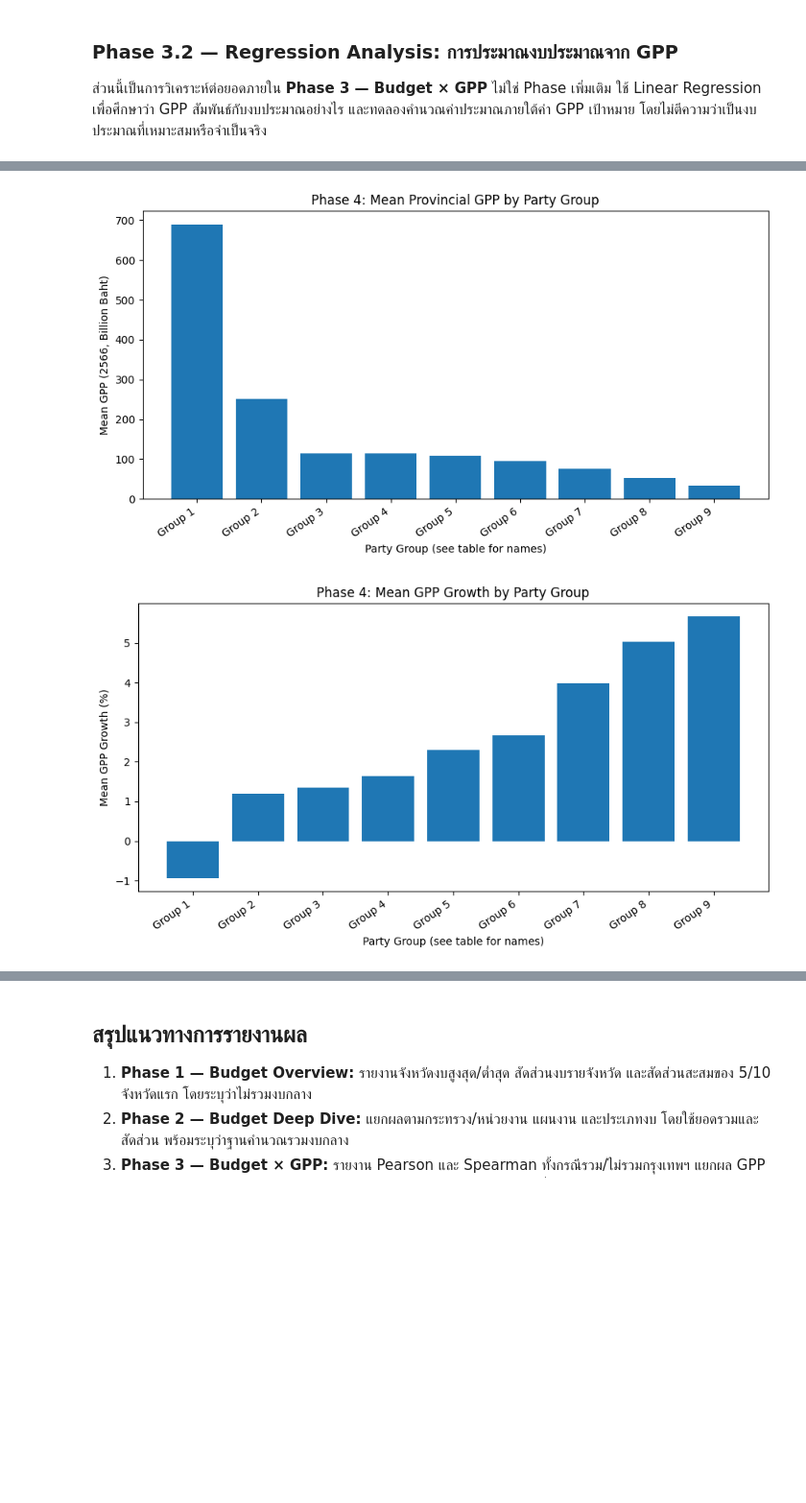
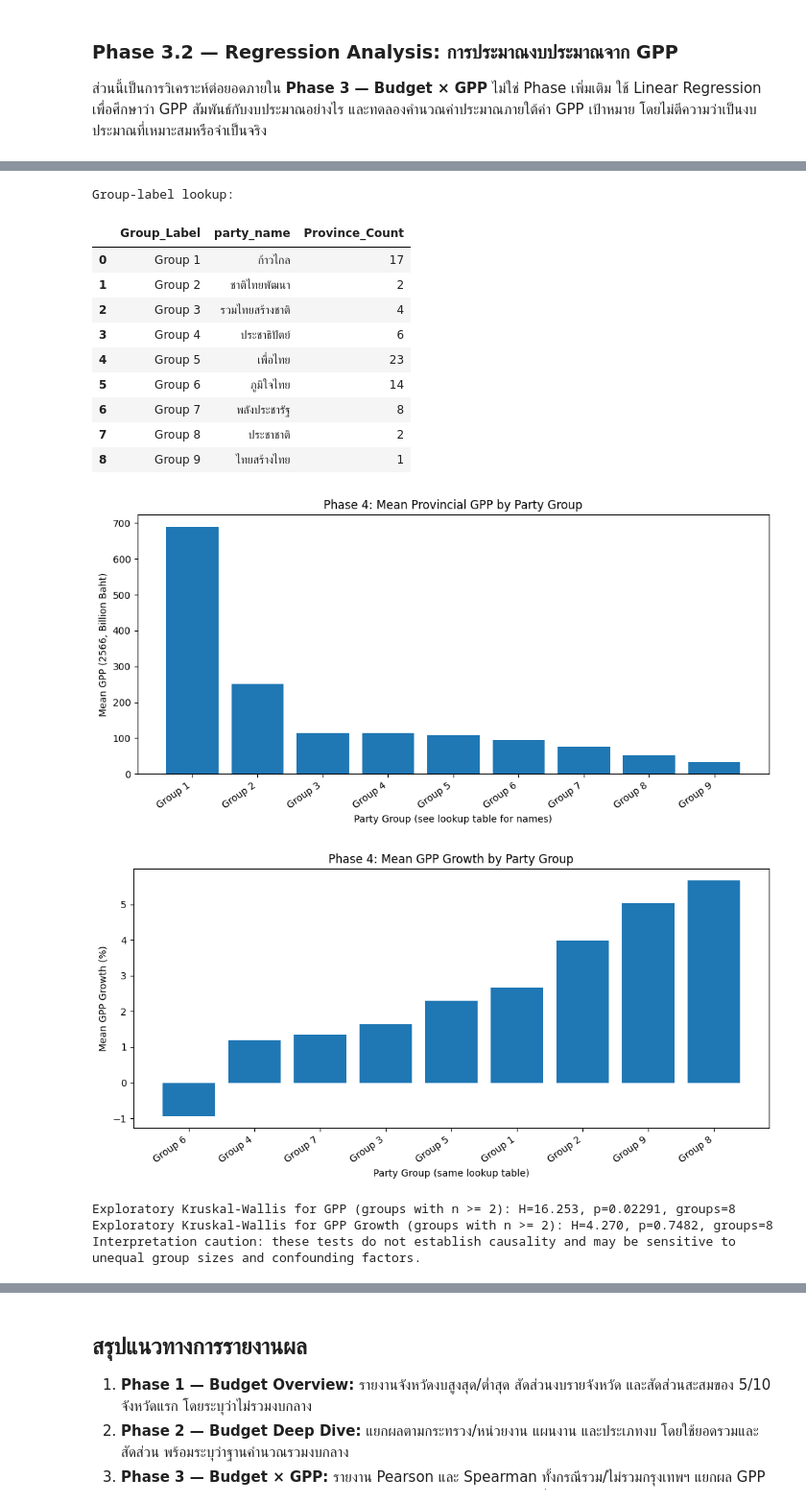
Before and after one commit to niradaa-art/project_BP_group8, a Jupyter notebook: Project_Colab_group8.ipynb, the cells around one changed output, grey strips where cells are left out. Shown at 96% size. Cells and saved outputs as stored; diff of their text form; code cells hidden in the pictures; blank space fills up the shorter version.

```diff
--- a/Project_Colab_group8.ipynb
+++ b/Project_Colab_group8.ipynb
@@ -1262,7 +1303,13 @@ gpp_a['TIME_PERIOD'] = pd.to_numeric(gpp_a['TIME_PERIOD'],errors='coerce')
 gpp_total_a = gpp_a[(gpp_a['NI'].astype(str).str.strip()=='ผลิตภัณฑ์มวลรวมจังหวัด (GPP)') & (gpp_a['CWT'].astype(str).str.strip()!='รวม')].copy()
 gpp_total_a['province'] = gpp_total_a['CWT'].map(normalize_province)
 latest_year = int(gpp_total_a['TIME_PERIOD'].max()); previous_year = latest_year-1
-pivot_gpp = gpp_total_a.pivot_table(index='province',columns='TIME_PERIOD',values='Value',aggfunc='first')
+# Do not silently choose the first row if a province-year has multiple GPP records.
+duplicate_gpp_keys = gpp_total_a.duplicated(['province','TIME_PERIOD'], keep=False)
+if duplicate_gpp_keys.any():
+    print('Duplicate province-year GPP rows found. Inspect UNIT, UNIT_MUL, NA_STAT and indicator metadata before proceeding:')
+    display(gpp_total_a.loc[duplicate_gpp_keys, ['province','TIME_PERIOD','NI','UNIT','UNIT_MUL','Value']].sort_values(['province','TIME_PERIOD']))
+    raise ValueError('GPP has multiple records per province-year; filter to one consistent unit/series before pivoting.')
+pivot_gpp = gpp_total_a.pivot(index='province',columns='TIME_PERIOD',values='Value')
 latest_col = pivot_gpp[latest_year].rename('GPP_Million_Baht')
 prev_col = pivot_gpp[previous_year].rename('GPP_Previous_Million_Baht') if previous_year in pivot_gpp.columns else pd.Series(dtype=float,name='GPP_Previous_Million_Baht')
 analysis_df = province_budget.merge(latest_col,on='province',how='inner',validate='one_to_one')
@@ -1270,12 +1317,13 @@ analysis_df = analysis_df.merge(prev_col,on='province',how='left',validate='one_
 analysis_df['GPP_Growth_pct'] = (analysis_df['GPP_Million_Baht']/analysis_df['GPP_Previous_Million_Baht']-1)*100
 analysis_df['Budget_per_GPP_pct'] = analysis_df['Budget_Baht']/(analysis_df['GPP_Million_Baht']*1e6)*100
 print('GPP year:',latest_year,'| matched provinces:',len(analysis_df))
-print('Pearson Budget-GPP:',round(analysis_df[['Budget_Baht','GPP_Million_Baht']].corr().iloc[0,1],3))
+print('Pearson Budget-GPP:',round(analysis_df[['Budget_Baht','GPP_Million_Baht']].corr(method='pearson').iloc[0,1],3))
 print('Spearman Budget-GPP:',round(analysis_df[['Budget_Baht','GPP_Million_Baht']].corr(method='spearman').iloc[0,1],3))
 no_bkk = analysis_df[analysis_df['province']!='กรุงเทพมหานคร']
 print('Pearson excluding Bangkok:',round(no_bkk[['Budget_Baht','GPP_Million_Baht']].corr().iloc[0,1],3))
-print('Pearson Budget-GPP growth:',round(analysis_df[['Budget_Baht','GPP_Growth_pct']].corr().iloc[0,1],3))
+print('Pearson Budget-GPP growth:',round(analysis_df[['Budget_Baht','GPP_Growth_pct']].corr(method='pearson').iloc[0,1],3))
 print('Spearman Budget-GPP growth:',round(analysis_df[['Budget_Baht','GPP_Growth_pct']].corr(method='spearman').iloc[0,1],3))
+print('Spearman Budget-GPP excluding Bangkok:',round(no_bkk[['Budget_Baht','GPP_Million_Baht']].corr(method='spearman').iloc[0,1],3))
 print('Top GPP provinces:'); display(analysis_df.nlargest(10,'GPP_Million_Baht')[['province','Budget_Baht','GPP_Million_Baht','GPP_Growth_pct','Budget_per_GPP_pct']].style.format({'Budget_Baht':'{:,.0f}','GPP_Million_Baht':'{:,.2f}','GPP_Growth_pct':'{:.2f}%','Budget_per_GPP_pct':'{:.2f}%'}))
 print('Highest budget-to-GPP ratios (descriptive only):'); display(analysis_df.nlargest(10,'Budget_per_GPP_pct')[['province','Budget_per_GPP_pct']].style.format({'Budget_per_GPP_pct':'{:.2f}%'}))
 print('Lowest budget-to-GPP ratios (descriptive only):'); display(analysis_df.nsmallest(10,'Budget_per_GPP_pct')[['province','Budget_per_GPP_pct']].style.format({'Budget_per_GPP_pct':'{:.2f}%'}))
@@ -2006,15 +2068,49 @@ Linear Regression สามารถอธิบายความแปรป
 # %%
+from scipy.stats import kruskal
+
 party_a = party_analysis_raw.copy()
 party_a['province'] = party_a['changwad_area_name'].map(normalize_province)
 party_a['party_name'] = party_a['party_name'].astype(str).str.strip()
 party_a = party_a[['province','party_name']].drop_duplicates('province')
 phase4 = analysis_df.merge(party_a,on='province',how='left',validate='one_to_one').dropna(subset=['party_name','GPP_Million_Baht','GPP_Growth_pct']).copy()
-party_summary = phase4.groupby('party_name',dropna=False).agg(Province_Count=('province','nunique'),Mean_GPP=('GPP_Million_Baht','mean'),Median_GPP=('GPP_Million_Baht','median'),Mean_GPP_Growth_pct=('GPP_Growth_pct','mean'),Median_GPP_Growth_pct=('GPP_Growth_pct','median')).sort_values('Mean_GPP',ascending=False).reset_index()
+party_summary = phase4.groupby('party_name',dropna=False).agg(
+    Province_Count=('province','nunique'),
+    Mean_GPP=('GPP_Million_Baht','mean'),
+    Median_GPP=('GPP_Million_Baht','median'),
+    Mean_GPP_Growth_pct=('GPP_Growth_pct','mean'),
+    Median_GPP_Growth_pct=('GPP_Growth_pct','median')
+).sort_values('Mean_GPP',ascending=False).reset_index()
+# One fixed mapping is reused across both charts so labels never change meaning.
+party_summary['Group_Label'] = ['Group '+str(i) for i in range(1,len(party_summary)+1)]
 display(party_summary.style.format({'Mean_GPP':'{:,.2f}','Median_GPP':'{:,.2f}','Mean_GPP_Growth_pct':'{:.2f}%','Median_GPP_Growth_pct':'{:.2f}%'}))
-plot_party = party_summary.copy(); plot_party['Group_Label'] = ['Group '+str(i) for i in range(1,len(plot_party)+1)]
-plt.figure(figsize=(9,5)); plt.bar(plot_party['Group_Label'],plot_party['Mean_GPP']/1e3)
-plt.xlabel('Party Group (see table for names)'); plt.ylabel(f'Mean GPP ({latest_year}, Billion Baht)'); plt.title('Phase 4: Mean Provincial GPP by Party Group'); plt.xticks(rotation=35,ha='right'); plt.tight_layout(); plt.show()
-plot_growth = party_summary.sort_values('Mean_GPP_Growth_pct').copy(); plot_growth['Group_Label'] = ['Group '+str(i) for i in range(1,len(plot_growth)+1)]
-plt.figure(figsize=(9,5)); plt.bar(plot_growth['Group_Label'],plot_growth['Mean_GPP_Growth_pct'])
-plt.xlabel('Party Group (see table for names)'); plt.ylabel('Mean GPP Growth (%)'); plt.title('Phase 4: Mean GPP Growth by Party Group'); plt.xticks(rotation=35,ha='right'); plt.tight_layout(); plt.show()
+print('Group-label lookup:')
+display(party_summary[['Group_Label','party_name','Province_Count']])
+
+plot_party = party_summary.sort_values('Mean_GPP',ascending=False).copy()
+plt.figure(figsize=(10,5))
+plt.bar(plot_party['Group_Label'],plot_party['Mean_GPP']/1e3)
+plt.xlabel('Party Group (see lookup table for names)'); plt.ylabel(f'Mean GPP ({latest_year}, Billion Baht)')
+plt.title('Phase 4: Mean Provincial GPP by Party Group'); plt.xticks(rotation=35,ha='right'); plt.tight_layout(); plt.show()
+
+plot_growth = party_summary.sort_values('Mean_GPP_Growth_pct').copy()
+plt.figure(figsize=(10,5))
+plt.bar(plot_growth['Group_Label'],plot_growth['Mean_GPP_Growth_pct'])
+plt.xlabel('Party Group (same lookup table)'); plt.ylabel('Mean GPP Growth (%)')
+plt.title('Phase 4: Mean GPP Growth by Party Group'); plt.xticks(rotation=35,ha='right'); plt.tight_layout(); plt.show()
+
+# Kruskal-Wallis is exploratory; groups with fewer than 2 provinces are excluded
+# to avoid treating single-province groups as robust group distributions.
+valid_groups_gpp = [g['GPP_Million_Baht'].dropna().values for _,g in phase4.groupby('party_name') if g['GPP_Million_Baht'].notna().sum() >= 2]
+valid_groups_growth = [g['GPP_Growth_pct'].dropna().values for _,g in phase4.groupby('party_name') if g['GPP_Growth_pct'].notna().sum() >= 2]
+if len(valid_groups_gpp) >= 2:
+    stat_gpp, p_gpp = kruskal(*valid_groups_gpp)
+    print(f'Exploratory Kruskal-Wallis for GPP (groups with n >= 2): H={stat_gpp:.3f}, p={p_gpp:.4g}, groups={len(valid_groups_gpp)}')
+else:
+    print('Kruskal-Wallis for GPP not run: fewer than two groups have at least 2 provinces.')
+if len(valid_groups_growth) >= 2:
+    stat_growth, p_growth = kruskal(*valid_groups_growth)
+    print(f'Exploratory Kruskal-Wallis for GPP Growth (groups with n >= 2): H={stat_growth:.3f}, p={p_growth:.4g}, groups={len(valid_groups_growth)}')
+else:
+    print('Kruskal-Wallis for GPP Growth not run: fewer than two groups have at least 2 provinces.')
+print('Interpretation caution: these tests do not establish causality and may be sensitive to unequal group sizes and confounding factors.')
 # %% [output]
@@ -2031,5 +2127,19 @@ plt.xlabel('Party Group (see table for names)'); plt.ylabel('Mean GPP Growth (%)
+Group-label lookup:
+|  | Group_Label | party_name | Province_Count |
+| 0 | Group 1 | ก้าวไกล | 17 |
+| 1 | Group 2 | ชาติไทยพัฒนา | 2 |
+| 2 | Group 3 | รวมไทยสร้างชาติ | 4 |
+| 3 | Group 4 | ประชาธิปัตย์ | 6 |
+| 4 | Group 5 | เพื่อไทย | 23 |
+| 5 | Group 6 | ภูมิใจไทย | 14 |
+| 6 | Group 7 | พลังประชารัฐ | 8 |
+| 7 | Group 8 | ประชาชาติ | 2 |
+| 8 | Group 9 | ไทยสร้างไทย | 1 |
-[figure, old version]
+[figure, new version]
-[figure, old version]
+[figure, new version]
+Exploratory Kruskal-Wallis for GPP (groups with n >= 2): H=16.253, p=0.02291, groups=8
+Exploratory Kruskal-Wallis for GPP Growth (groups with n >= 2): H=4.270, p=0.7482, groups=8
+Interpretation caution: these tests do not establish causality and may be sensitive to unequal group sizes and confounding factors.
 # %% [markdown]
 #### ผลการวิเคราะห์ (Results)
 
```
Also changed, not shown: parts of 25 cells of this notebook.
